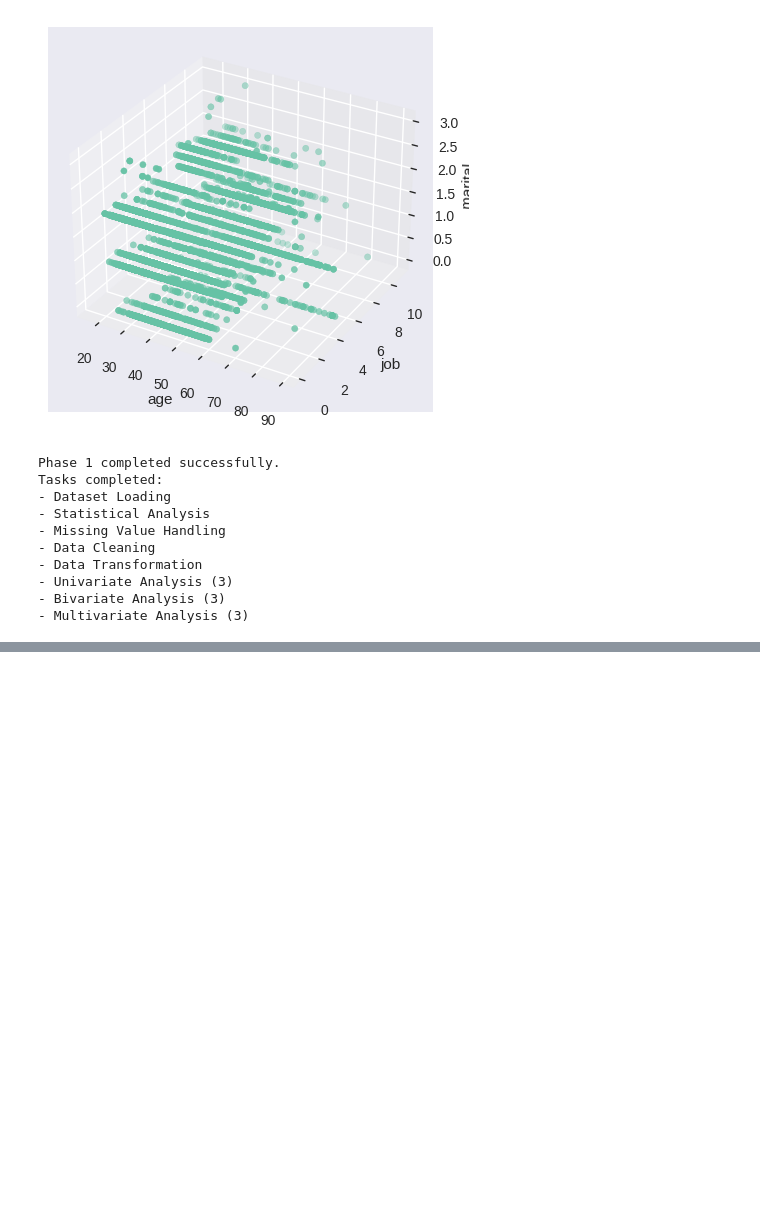
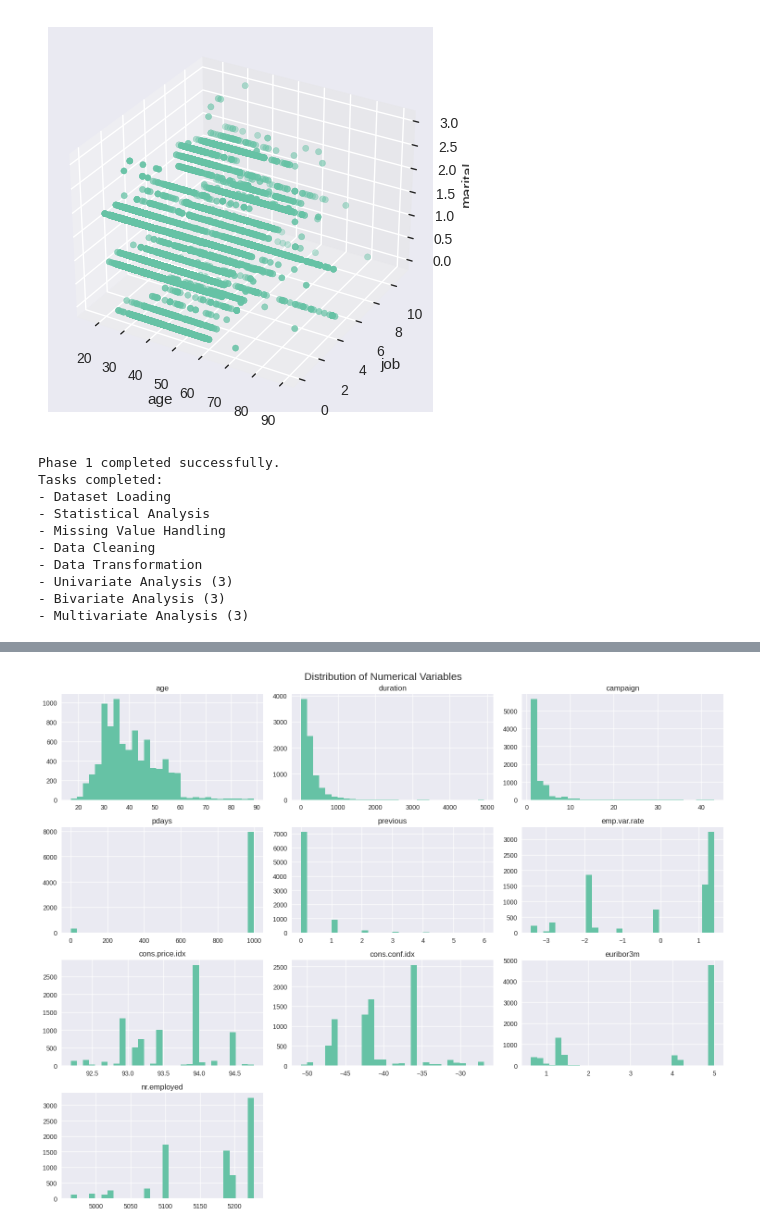
Before and after one commit to Harishree2005/Hari-Shree-P, a Jupyter notebook: Phase1_EDA_Bank_Marketing.ipynb, the cells around one changed output, grey strips where cells are left out. Drawn from its saved outputs; the diff is of its cells as text; code cells hidden in the pictures; blank space fills up the shorter version.

```diff
--- a/Phase1_EDA_Bank_Marketing.ipynb
+++ b/Phase1_EDA_Bank_Marketing.ipynb
@@ -226,0 +231,17 @@ Tasks completed:
+# %%
+# 1D Statistical Analysis
+# Select numerical columns
+numeric_cols = df.select_dtypes(include='number').columns
+# Calculate descriptive statistics
+one_d_stats = pd.DataFrame({
+    'Mean': df[numeric_cols].mean(),
+    'Median': df[numeric_cols].median(),
+    'Mode': df[numeric_cols].mode().iloc[0],
+    'Minimum': df[numeric_cols].min(),
+    'Maximum': df[numeric_cols].max(),
+    'Variance': df[numeric_cols].var(),
+    'Standard Deviation': df[numeric_cols].std(),
+    'Skewness': df[numeric_cols].skew(),
+    'Kurtosis': df[numeric_cols].kurtosis()
+})
+display(one_d_stats.round(3))
@@ -226,0 +278,14 @@ Tasks completed:
+# %%
+# Distribution of numerical variables
+df[numeric_cols].hist(
+    figsize=(15, 12),
+    bins=30
+)
+plt.suptitle(
+    "Distribution of Numerical Variables",
+    fontsize=16
+)
+plt.tight_layout()
+plt.show()
+# %% [output]
+[figure, added]
```
Also changed, not shown: parts of 50 cells of this notebook.
